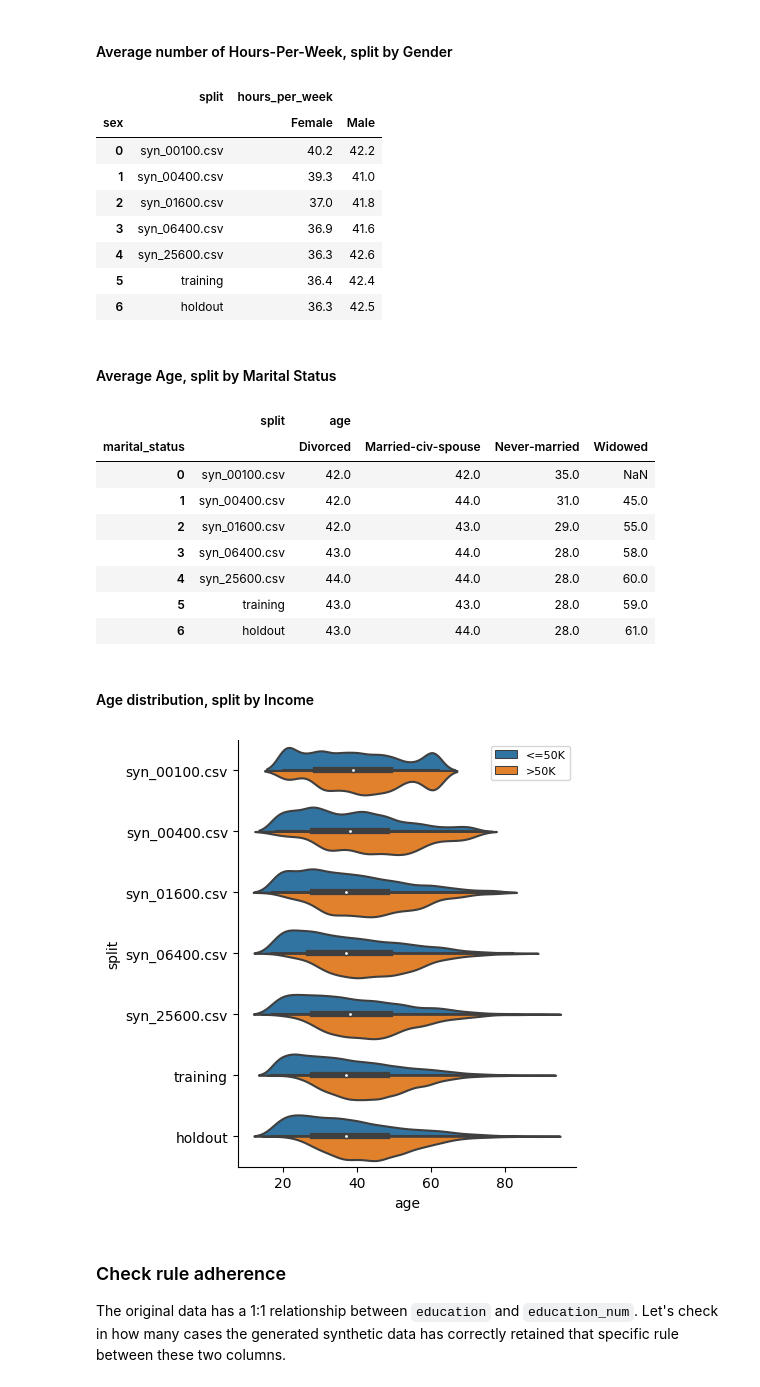
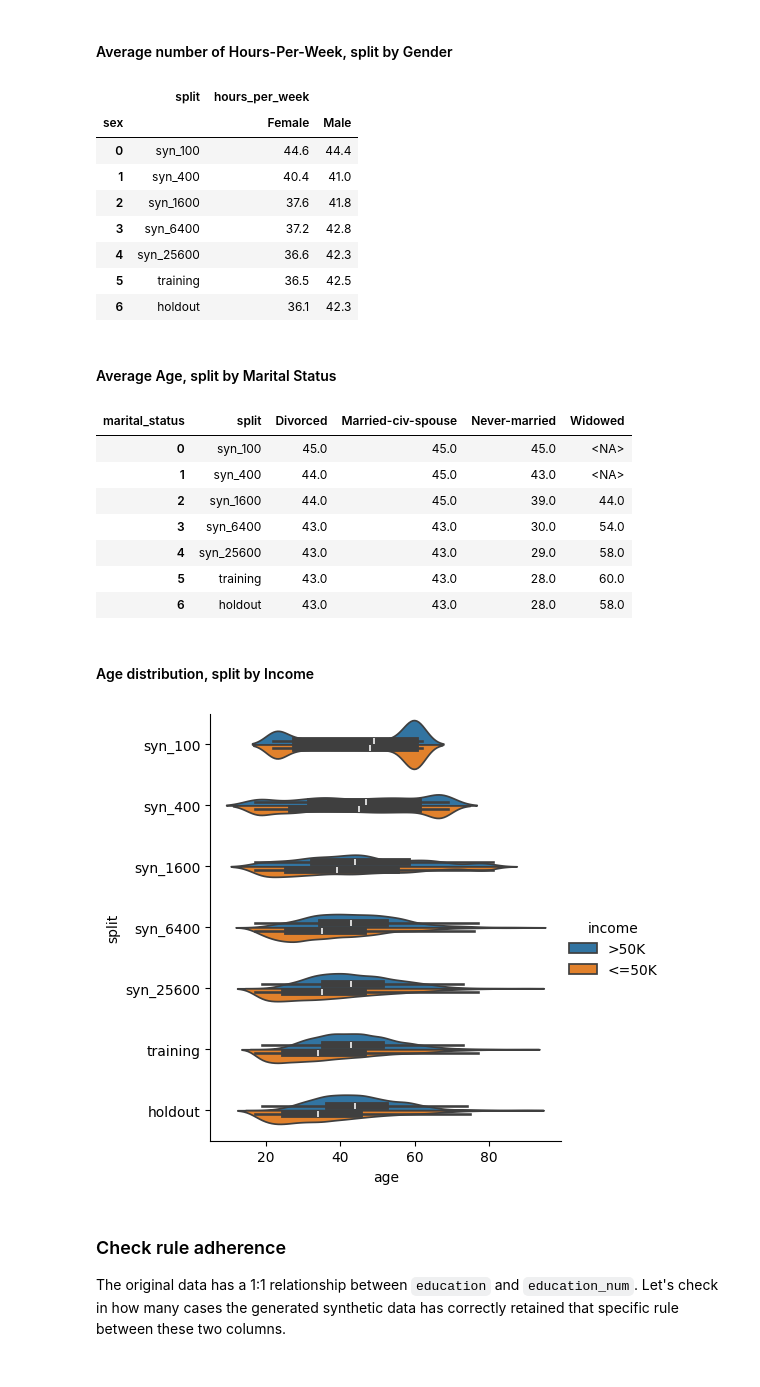
Before and after one commit to mostly-ai/mostly-tutorials, a Jupyter notebook: size-vs-accuracy/size-vs-accuracy.ipynb, the cells around one changed output. Drawn from its saved outputs; the diff is of its cells as text; code cells hidden in the pictures.

```diff
--- a/size-vs-accuracy/size-vs-accuracy.ipynb
+++ b/size-vs-accuracy/size-vs-accuracy.ipynb
@@ -75,0 +41,6 @@ results
+# %%
+# split into training and validation
+df_trn, df_hol = train_test_split(df, test_size=0.2, random_state=1)
+
+print(f'training data with {df_trn.shape[0]:,} records and {df_trn.shape[1]} attributes')
+print(f'holdout data with {df_hol.shape[0]:,} records and {df_hol.shape[1]} attributes')
@@ -75,0 +50,21 @@ results
+# %%
+# initialize client
+mostly = MostlyAI(
+    api_key='INSERT_YOUR_API_KEY'
+)
+
+# create generators with different sample sizes
+g_100 = mostly.train(data=df_trn.sample(100), name="census_100")
+g_400 = mostly.train(data=df_trn.sample(400), name="census_400")
+g_1600 = mostly.train(data=df_trn.sample(1600), name="census_1600")
+g_6400 = mostly.train(data=df_trn.sample(6400), name="census_6400")
+g_25600 = mostly.train(data=df_trn.sample(25600), name="census_25600")
+
+# Generate synthetic data
+synthetic_data = {
+    "syn_100": mostly.generate(g_100, size=10_000).data(),
+    "syn_400": mostly.generate(g_400, size=10_000).data(),
+    "syn_1600": mostly.generate(g_1600, size=10_000).data(),
+    "syn_6400": mostly.generate(g_6400, size=10_000).data(),
+    "syn_25600": mostly.generate(g_25600, size=10_000).data()
+}
@@ -123,13 +150,11 @@ for file, df in synthetic_datasets.items():
 Concatenate all datasets together to ease comparions across these.
 # %%
 # combine synthetics
-df = pd.concat([d.assign(split=k) for k, d in synthetic_datasets.items()], axis=0)
+df = pd.concat([d.assign(split=k) for k, d in synthetic_data.items()], axis=0)
 df['split'] = pd.Categorical(df['split'], categories=df["split"].unique())
 df.insert(0, 'split', df.pop('split'))
 # combine synthetics and original
-df_trn = pd.read_csv(f'{repo}/census-training.csv')
-df_hol = pd.read_csv(f'{repo}/census-holdout.csv')
-dataset = synthetic_datasets | {'training': df_trn, 'holdout': df_hol}
+dataset = synthetic_data | {'training': df_trn, 'holdout': df_hol}
 df_all = pd.concat([d.assign(split=k) for k, d in dataset.items()], axis=0)
 df_all['split'] = pd.Categorical(df_all['split'], categories=df_all["split"].unique())
 df_all.insert(0, 'split', df_all.pop('split'))
@@ -142,44 +167,42 @@ Note, that we can also see deviations within statistics between the target and t
 # %% [markdown]
 #### Average number of Hours-Per-Week, split by Gender
 # %%
-stats = df_all.groupby(['split', 'sex'])['hours_per_week'].mean().round(1).to_frame().reset_index(drop=False)
-stats = stats.pivot_table(index='split', columns=['sex']).reset_index(drop=False)
+stats = df_all.groupby(['split', 'sex'], observed=True)['hours_per_week'].mean().round(1).to_frame().reset_index(drop=False)
+stats = stats.pivot_table(index='split', columns=['sex'], observed=True).reset_index(drop=False)
 stats
 # %% [output]
 |  | split | hours_per_week |  |
 | sex |  | Female | Male |
-| 0 | syn_00100.csv | 40.2 | 42.2 |
-| 1 | syn_00400.csv | 39.3 | 41.0 |
-| 2 | syn_01600.csv | 37.0 | 41.8 |
-| 3 | syn_06400.csv | 36.9 | 41.6 |
-| 4 | syn_25600.csv | 36.3 | 42.6 |
-| 5 | training | 36.4 | 42.4 |
-| 6 | holdout | 36.3 | 42.5 |
+| 0 | syn_100 | 44.6 | 44.4 |
+| 1 | syn_400 | 40.4 | 41.0 |
+| 2 | syn_1600 | 37.6 | 41.8 |
+| 3 | syn_6400 | 37.2 | 42.8 |
+| 4 | syn_25600 | 36.6 | 42.3 |
+| 5 | training | 36.5 | 42.5 |
+| 6 | holdout | 36.1 | 42.3 |
 # %% [markdown]
 #### Average Age, split by Marital Status
 # %%
-stats = df_all.groupby(['split', 'marital_status'])['age'].mean().round().to_frame().reset_index(drop=False)
+stats = df_all.groupby(['split', 'marital_status'], observed=True)['age'].mean().round().to_frame().reset_index(drop=False)
 stats = stats.loc[~stats['marital_status'].isin(['_RARE_', 'Married-AF-spouse', 'Married-spouse-absent', 'Separated'])]
-stats = stats.pivot_table(index='split', columns=['marital_status']).reset_index(drop=False)
+stats = stats.pivot_table(index='split', columns='marital_status', values='age', observed=True).reset_index()
 stats
 # %% [output]
-|  | split | age |  |  |  |
-| marital_status |  | Divorced | Married-civ-spouse | Never-married | Widowed |
-| 0 | syn_00100.csv | 42.0 | 42.0 | 35.0 | NaN |
-| 1 | syn_00400.csv | 42.0 | 44.0 | 31.0 | 45.0 |
-| 2 | syn_01600.csv | 42.0 | 43.0 | 29.0 | 55.0 |
-| 3 | syn_06400.csv | 43.0 | 44.0 | 28.0 | 58.0 |
-| 4 | syn_25600.csv | 44.0 | 44.0 | 28.0 | 60.0 |
-| 5 | training | 43.0 | 43.0 | 28.0 | 59.0 |
-| 6 | holdout | 43.0 | 44.0 | 28.0 | 61.0 |
+| marital_status | split | Divorced | Married-civ-spouse | Never-married | Widowed |
+| 0 | syn_100 | 45.0 | 45.0 | 45.0 | <NA> |
+| 1 | syn_400 | 44.0 | 45.0 | 43.0 | <NA> |
+| 2 | syn_1600 | 44.0 | 45.0 | 39.0 | 44.0 |
+| 3 | syn_6400 | 43.0 | 43.0 | 30.0 | 54.0 |
+| 4 | syn_25600 | 43.0 | 43.0 | 29.0 | 58.0 |
+| 5 | training | 43.0 | 43.0 | 28.0 | 60.0 |
+| 6 | holdout | 43.0 | 43.0 | 28.0 | 58.0 |
 # %% [markdown]
 #### Age distribution, split by Income
 # %%
-sns.catplot(data=df_all, x='age', y='split', hue='income', kind='violin', split=True, legend=None)
-plt.legend(loc='upper right', title='', prop={'size': 8})
+sns.catplot(data=df_all, x='age', y='split', hue='income', kind='violin', split=True)
 plt.show()
 # %% [output]
-[figure, old version]
+[figure, new version]
 # %% [markdown]
 ### Check rule adherence
 
```
Also changed, not shown: parts of 16 cells of this notebook, 9 other files.
